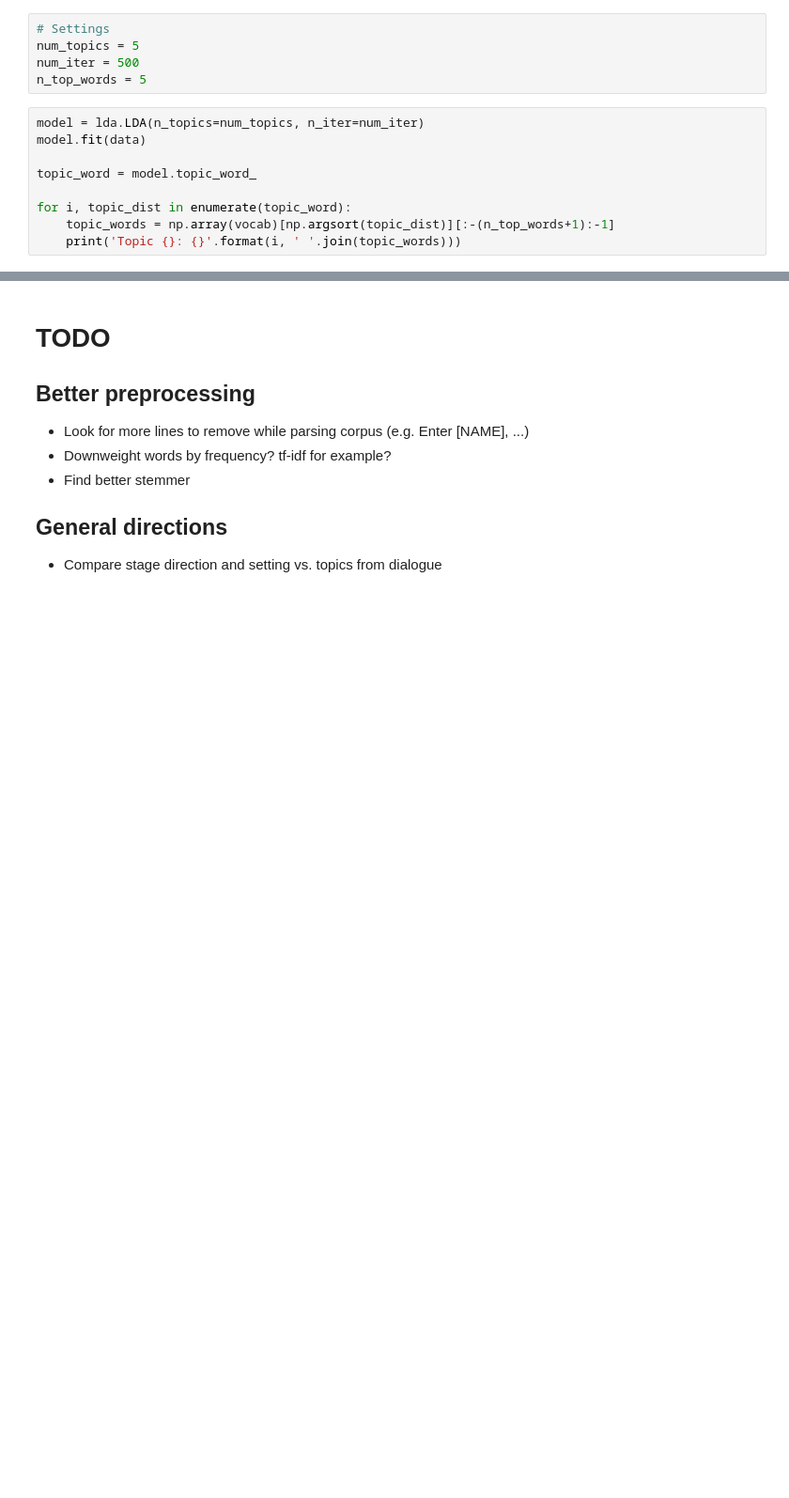
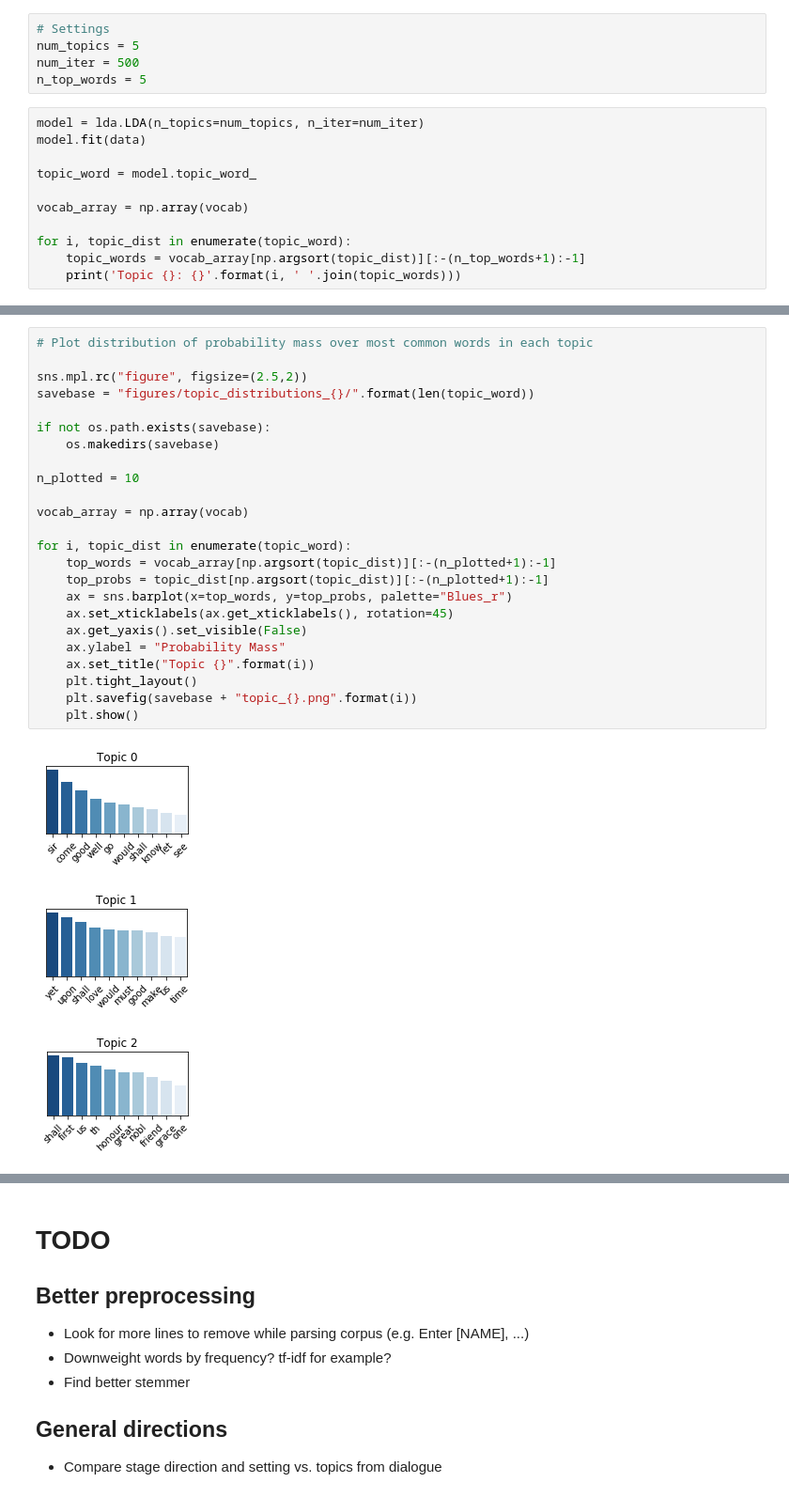
Before and after one commit to MarkAMartinez/Shakes, a Jupyter notebook: TokenizingThings.ipynb, the cells around one changed output, grey strips where cells are left out. Shown at 94% size. Drawn from its saved outputs; the diff is of its cells as text; blank space fills up the shorter version.

Commit message:
Add figures and figure code

```diff
--- a/TokenizingThings.ipynb
+++ b/TokenizingThings.ipynb
@@ -108,8 +111,10 @@ model.fit(data)
 
 topic_word = model.topic_word_
 
+vocab_array = np.array(vocab)
+
 for i, topic_dist in enumerate(topic_word):
-    topic_words = np.array(vocab)[np.argsort(topic_dist)][:-(n_top_words+1):-1]
+    topic_words = vocab_array[np.argsort(topic_dist)][:-(n_top_words+1):-1]
     print('Topic {}: {}'.format(i, ' '.join(topic_words)))
 # %% [output]
 INFO:lda:n_documents: 643
@@ -136,0 +142,28 @@ Topic 4: thou thi thee enter come
+# %%
+# Plot distribution of probability mass over most common words in each topic
+
+sns.mpl.rc("figure", figsize=(2.5,2))
+savebase = "figures/topic_distributions_{}/".format(len(topic_word))
+
+if not os.path.exists(savebase):
+    os.makedirs(savebase)
+
+n_plotted = 10
+
+vocab_array = np.array(vocab)
+
+for i, topic_dist in enumerate(topic_word):
+    top_words = vocab_array[np.argsort(topic_dist)][:-(n_plotted+1):-1]
+    top_probs = topic_dist[np.argsort(topic_dist)][:-(n_plotted+1):-1]
+    ax = sns.barplot(x=top_words, y=top_probs, palette="Blues_r")
+    ax.set_xticklabels(ax.get_xticklabels(), rotation=45)
+    ax.get_yaxis().set_visible(False)
+    ax.ylabel = "Probability Mass"
+    ax.set_title("Topic {}".format(i))
+    plt.tight_layout()
+    plt.savefig(savebase + "topic_{}.png".format(i))
+    plt.show()
+# %% [output]
+[figure, added]
+[figure, added]
+[figure, added]
```
Also changed, not shown: parts of 3 cells of this notebook, 11 other files.
